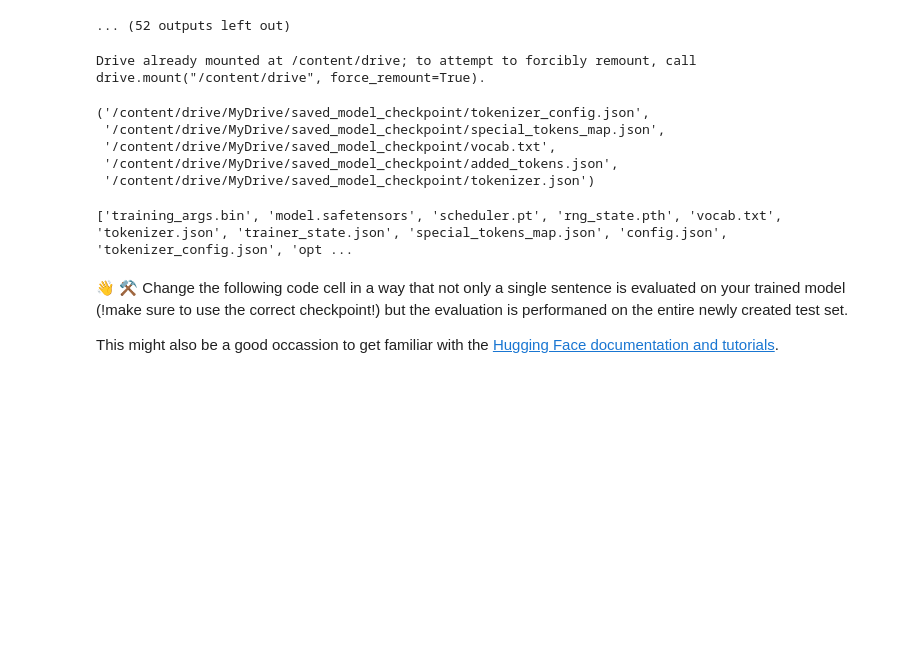
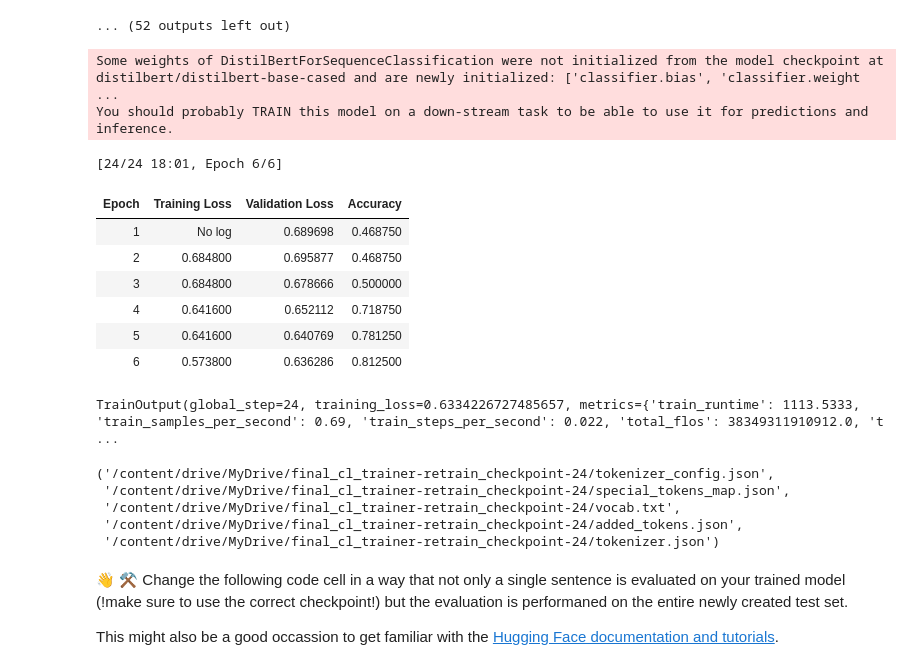
Before and after one commit to larajakl/Computational-Linguistics, a Jupyter notebook: exercises/HomeExercise3.ipynb, the cells around one changed output. Drawn from its saved outputs; the diff is of its cells as text; code cells hidden in the pictures; blank space fills up the shorter version.

Commit message:
Mit Colab erstellt

```diff
--- a/exercises/HomeExercise3.ipynb
+++ b/exercises/HomeExercise3.ipynb
@@ -132,0 +135,15 @@ Then I used Optuna to test hyperparameters (see below) and I used 15 trials and
+# %%
+# This is how I saved the best model (at best epoch) from this initial manual trial in my Google Drive:
+from google.colab import drive
+drive.mount('/content/drive')
+
+# Specify model checkpoint directory:
+model_checkpoint = "sample_cl_trainer-retrain/checkpoint-40"
+# Load the model and tokenizer:
+model = AutoModelForSequenceClassification.from_pretrained(model_checkpoint)
+tokenizer = AutoTokenizer.from_pretrained(model_checkpoint)
+# Define the Google Drive directory where you want to save the model:
+save_directory = "/content/drive/MyDrive/sample_cl_trainer-retrain_checkpoint-40"
+# Save the model and tokenizer to Google Drive:
+model.save_pretrained(save_directory)
+tokenizer.save_pretrained(save_directory)
@@ -272,68 +308,73 @@ You should probably TRAIN this model on a down-stream task to be able to use it
 [2/2 00:04]
 ... (52 outputs left out)
 # %%
-# Train final model with the best hyperparameters
-best_params = study.best_params
+'''
+The best hyperparameter set that resulted from the above Optuna tuning is actually the one that I fed into the Optuna study as a guideline.
+This indicates that Optuna did not find any better hyperparameters within the 15 trials.
+In the following, I train a final model using these best hyperparameters. I unfortunately did not immediately save the best model resulting from
+the Optuna hyperparameter tuning above, but I did save the best hyperparameters:
+'''
+best_params = {'learning_rate': 3.29432412995289e-05, 'weight_decay': 0.18368779096914803, 'per_device_train_batch_size': 32, 'num_train_epochs': 6}
+
+final_model = AutoModelForSequenceClassification.from_pretrained("distilbert/distilbert-base-cased", num_labels=2)
+
+# Now I am training this model with these parameters:
 final_arguments = TrainingArguments(
-    output_dir="final_cl_trainer",
+    output_dir="final_cl_trainer-retrain",
     per_device_train_batch_size=best_params["per_device_train_batch_size"],
     per_device_eval_batch_size=16,
     logging_steps=8,
     num_train_epochs=best_params["num_train_epochs"],
     eval_strategy="epoch",
     save_strategy="epoch",
     learning_rate=best_params["learning_rate"],
     weight_decay=best_params["weight_decay"],
     load_best_model_at_end=True,
     report_to='none',
     seed=224
 )
 
-final_model = AutoModelForSequenceClassification.from_pretrained("distilbert/distilbert-base-cased", num_labels=2)
 final_trainer = Trainer(
     model=final_model,
     args=final_arguments,
     train_dataset=small_tokenized_dataset['train'],
     eval_dataset=small_tokenized_dataset['val'],
     tokenizer=tokenizer,
     data_collator=data_collator,
     compute_metrics=compute_metrics
 )
 
 # Train the final model
 final_trainer.train()
-
-# Evaluate on the test set
-#test_results = final_trainer.evaluate(eval_dataset=small_tokenized_dataset['test'])
-#print("Test results:", test_results)
+# %% [output]
+Some weights of DistilBertForSequenceClassification were not initialized from the model checkpoint at distilbert/distilbert-base-cased and are newly initialized: ['classifier.bias', 'classifier.weight ...
+You should probably TRAIN this model on a down-stream task to be able to use it for predictions and inference.
+[24/24 18:01, Epoch 6/6]
+| Epoch | Training Loss | Validation Loss | Accuracy |
+| 1 | No log | 0.689698 | 0.468750 |
+| 2 | 0.684800 | 0.695877 | 0.468750 |
+| 3 | 0.684800 | 0.678666 | 0.500000 |
+| 4 | 0.641600 | 0.652112 | 0.718750 |
+| 5 | 0.641600 | 0.640769 | 0.781250 |
+| 6 | 0.573800 | 0.636286 | 0.812500 |
+TrainOutput(global_step=24, training_loss=0.6334226727485657, metrics={'train_runtime': 1113.5333, 'train_samples_per_second': 0.69, 'train_steps_per_second': 0.022, 'total_flos': 38349311910912.0, 't ...
 # %%
-# saving models in my Google Drive:
-from google.colab import drive
-drive.mount('/content/drive')
-
 # Specify model checkpoint directory:
-model_checkpoint = "sample_cl_trainer/checkpoint-40"
+model_checkpoint_final = "final_cl_trainer-retrain/checkpoint-24"
 # Load the model and tokenizer:
-model = AutoModelForSequenceClassification.from_pretrained(model_checkpoint)
-tokenizer = AutoTokenizer.from_pretrained(model_checkpoint)
+final_model = AutoModelForSequenceClassification.from_pretrained(model_checkpoint_final)
+tokenizer = AutoTokenizer.from_pretrained(model_checkpoint_final)
 # Define the Google Drive directory where you want to save the model:
-save_directory = "/content/drive/MyDrive/saved_model_checkpoint"
+save_directory = "/content/drive/MyDrive/final_cl_trainer-retrain_checkpoint-24"
 # Save the model and tokenizer to Google Drive:
-model.save_pretrained(save_directory)
+final_model.save_pretrained(save_directory)
 tokenizer.save_pretrained(save_directory)
 # %% [output]
-Drive already mounted at /content/drive; to attempt to forcibly remount, call drive.mount("/content/drive", force_remount=True).
+('/content/drive/MyDrive/final_cl_trainer-retrain_checkpoint-24/tokenizer_config.json',
+ '/content/drive/MyDrive/final_cl_trainer-retrain_checkpoint-24/special_tokens_map.json',
+ '/content/drive/MyDrive/final_cl_trainer-retrain_checkpoint-24/vocab.txt',
+ '/content/drive/MyDrive/final_cl_trainer-retrain_checkpoint-24/added_tokens.json',
+ '/content/drive/MyDrive/final_cl_trainer-retrain_checkpoint-24/tokenizer.json')
-('/content/drive/MyDrive/saved_model_checkpoint/tokenizer_config.json',
- '/content/drive/MyDrive/saved_model_checkpoint/special_tokens_map.json',
- '/content/drive/MyDrive/saved_model_checkpoint/vocab.txt',
- '/content/drive/MyDrive/saved_model_checkpoint/added_tokens.json',
- '/content/drive/MyDrive/saved_model_checkpoint/tokenizer.json')
-# %%
-# I used this to check what is in my checkpoint-40 folder:
-import os
-print(os.listdir("sample_cl_trainer/checkpoint-40"))
-# %% [output]
-['training_args.bin', 'model.safetensors', 'scheduler.pt', 'rng_state.pth', 'vocab.txt', 'tokenizer.json', 'trainer_state.json', 'special_tokens_map.json', 'config.json', 'tokenizer_config.json', 'opt ...
 # %% [markdown]
 👋 ⚒ Change the following code cell in a way that not only a single sentence is evaluated on your trained model (!make sure to use the correct checkpoint!) but the evaluation is performaned on the entire newly created test set.
 
```
Also changed, not shown: parts of 16 cells of this notebook.
